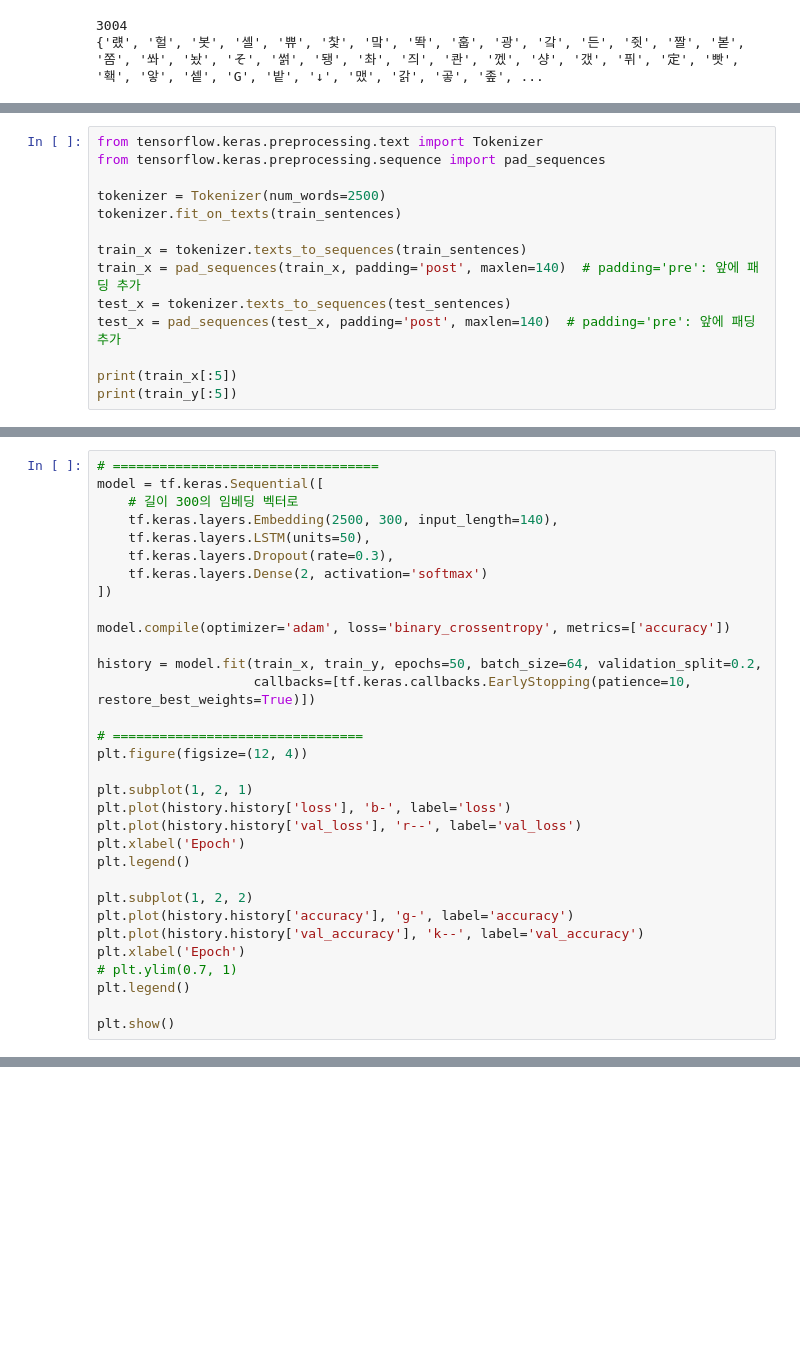
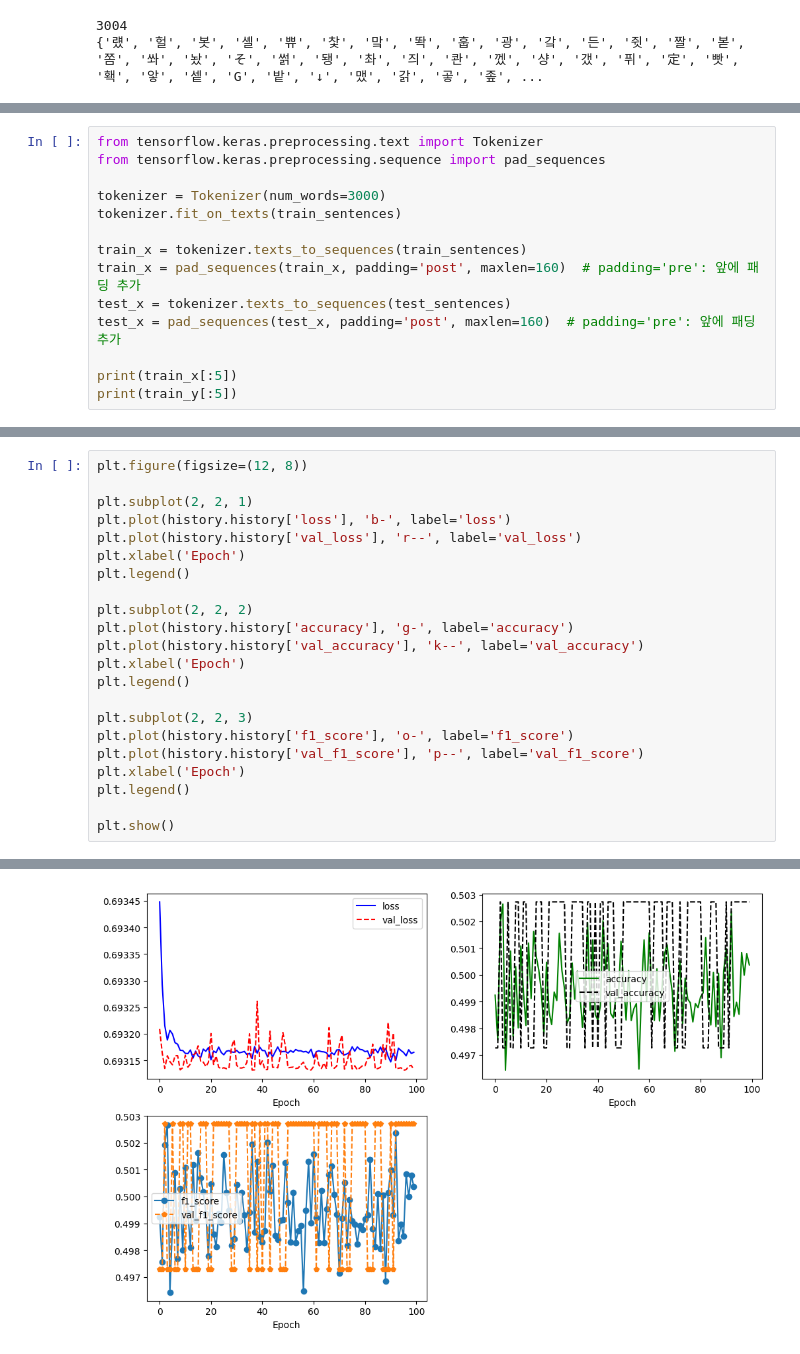
Before and after one commit to hope04302/freeSearch, a Jupyter notebook: commonAI/nsmcTest1.ipynb, the cells around one changed output, grey strips where cells are left out. Saved outputs shown, nothing was run; the diff lists cells and outputs as text; blank space fills up the shorter version.

```diff
--- a/commonAI/nsmcTest1.ipynb
+++ b/commonAI/nsmcTest1.ipynb
@@ -203,13 +187,13 @@ Streaming output truncated to the last 5000 lines.
 from tensorflow.keras.preprocessing.text import Tokenizer
 from tensorflow.keras.preprocessing.sequence import pad_sequences
 
-tokenizer = Tokenizer(num_words=2500)
+tokenizer = Tokenizer(num_words=3000)
 tokenizer.fit_on_texts(train_sentences)
 
 train_x = tokenizer.texts_to_sequences(train_sentences)
-train_x = pad_sequences(train_x, padding='post', maxlen=140)  # padding='pre': 앞에 패딩 추가
+train_x = pad_sequences(train_x, padding='post', maxlen=160)  # padding='pre': 앞에 패딩 추가
 test_x = tokenizer.texts_to_sequences(test_sentences)
-test_x = pad_sequences(test_x, padding='post', maxlen=140)  # padding='pre': 앞에 패딩 추가
+test_x = pad_sequences(test_x, padding='post', maxlen=160)  # padding='pre': 앞에 패딩 추가
 
 print(train_x[:5])
 print(train_y[:5])
@@ -216,32 +257,22 @@ print(train_y[:5])
 # %%
-# ==================================
-model = tf.keras.Sequential([
-    # 길이 300의 임베딩 벡터로
-    tf.keras.layers.Embedding(2500, 300, input_length=140),
-    tf.keras.layers.LSTM(units=50),
-    tf.keras.layers.Dropout(rate=0.3),
-    tf.keras.layers.Dense(2, activation='softmax')
-])
+plt.figure(figsize=(12, 8))
 
-model.compile(optimizer='adam', loss='binary_crossentropy', metrics=['accuracy'])
-
-history = model.fit(train_x, train_y, epochs=50, batch_size=64, validation_split=0.2,
-                    callbacks=[tf.keras.callbacks.EarlyStopping(patience=10, restore_best_weights=True)])
-
-# ================================
-plt.figure(figsize=(12, 4))
-
-plt.subplot(1, 2, 1)
+plt.subplot(2, 2, 1)
 plt.plot(history.history['loss'], 'b-', label='loss')
 plt.plot(history.history['val_loss'], 'r--', label='val_loss')
 plt.xlabel('Epoch')
 plt.legend()
 
-plt.subplot(1, 2, 2)
+plt.subplot(2, 2, 2)
 plt.plot(history.history['accuracy'], 'g-', label='accuracy')
 plt.plot(history.history['val_accuracy'], 'k--', label='val_accuracy')
 plt.xlabel('Epoch')
-# plt.ylim(0.7, 1)
+plt.legend()
+
+plt.subplot(2, 2, 3)
+plt.plot(history.history['f1_score'], 'o-', label='f1_score')
+plt.plot(history.history['val_f1_score'], 'p--', label='val_f1_score')
+plt.xlabel('Epoch')
 plt.legend()
 
 plt.show()
@@ -261,0 +280 @@ Epoch 7/50
+[figure, added]
```
Also changed, not shown: parts of 17 cells of this notebook.
